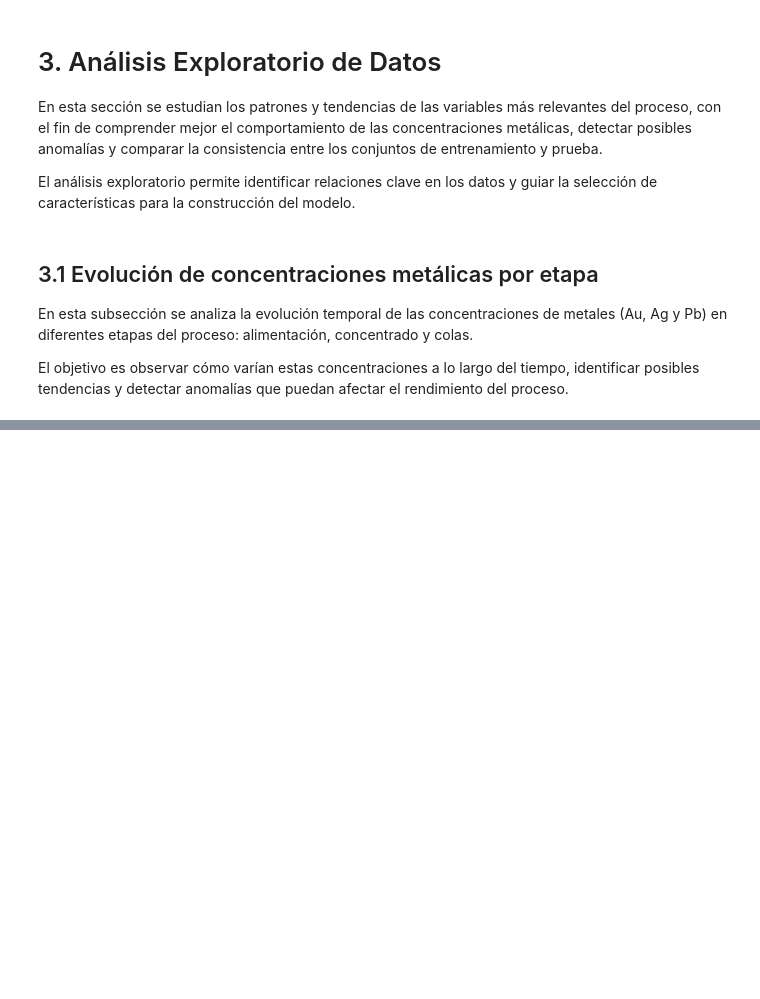
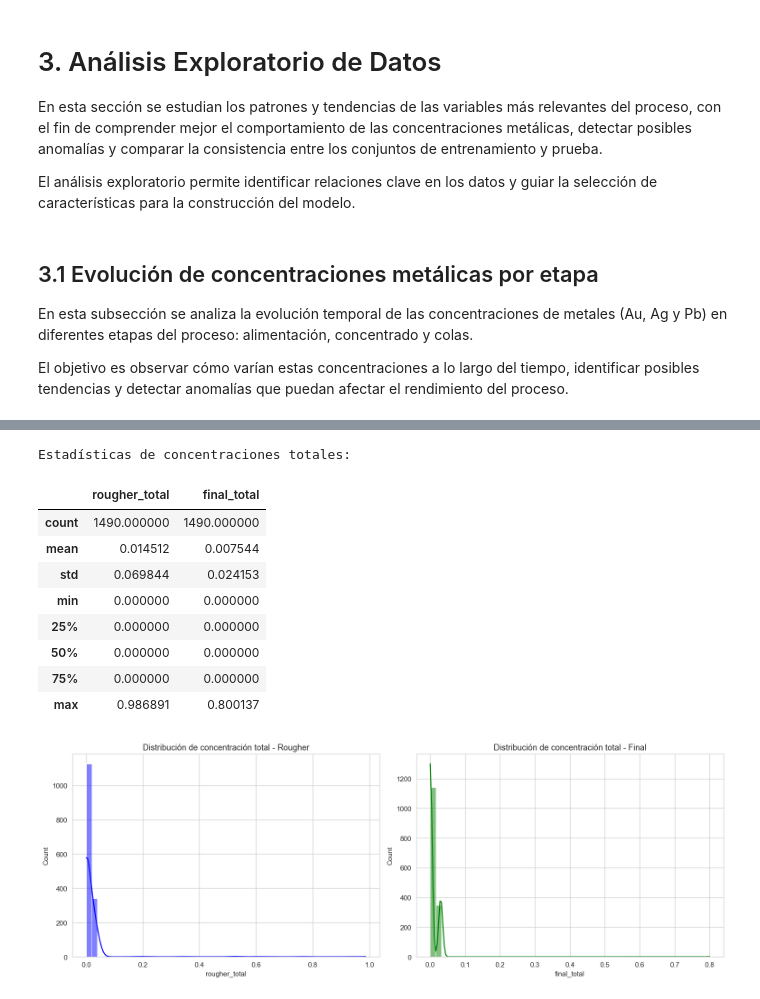
Before and after one commit to cjhirashi/proyecto-sprint-12, a Jupyter notebook: notebooks/gold_recovery_analysis.ipynb, the cells around one changed output, grey strips where cells are left out. Cells and saved outputs as stored; diff of their text form; code cells hidden in the pictures; blank space fills up the shorter version.

```diff
--- a/notebooks/gold_recovery_analysis.ipynb
+++ b/notebooks/gold_recovery_analysis.ipynb
@@ -441,0 +556,39 @@ identificar posibles tendencias y detectar anomalías que puedan afectar el rend
+# %%
+# 3.3 Análisis de concentraciones totales y detección de anomalías
+
+# Función para calcular la concentración total de metales en una etapa
+def total_concentration(df, stage_prefix, metals=("au", "ag", "pb")):
+    cols = [c for c in df.columns if c.startswith(stage_prefix) and any(c.endswith(f"_{m}") for m in metals)]
+    return df[cols].sum(axis=1)
+
+# Calcular concentraciones totales en las etapas rougher y final
+train_clean["rougher_total"] = total_concentration(train_clean, "rougher.output")
+train_clean["final_total"]   = total_concentration(train_clean, "final.output")
+
+# Estadísticas descriptivas
+print("Estadísticas de concentraciones totales:")
+display(train_clean[["rougher_total", "final_total"]].describe())
+
+# Visualización de distribuciones
+fig, axes = plt.subplots(1, 2, figsize=(14, 5))
+
+sns.histplot(train_clean["rougher_total"], bins=50, kde=True, ax=axes[0], color="blue")
+axes[0].set_title("Distribución de concentración total - Rougher")
+
+sns.histplot(train_clean["final_total"], bins=50, kde=True, ax=axes[1], color="green")
+axes[1].set_title("Distribución de concentración total - Final")
+
+plt.tight_layout()
+plt.show()
+# %% [output]
+Estadísticas de concentraciones totales:
+|  | rougher_total | final_total |
+| count | 1490.000000 | 1490.000000 |
+| mean | 0.014512 | 0.007544 |
+| std | 0.069844 | 0.024153 |
+| min | 0.000000 | 0.000000 |
+| 25% | 0.000000 | 0.000000 |
+| 50% | 0.000000 | 0.000000 |
+| 75% | 0.000000 | 0.000000 |
+| max | 0.986891 | 0.800137 |
+[figure, added]
```
Also changed, not shown: parts of 7 cells of this notebook.
